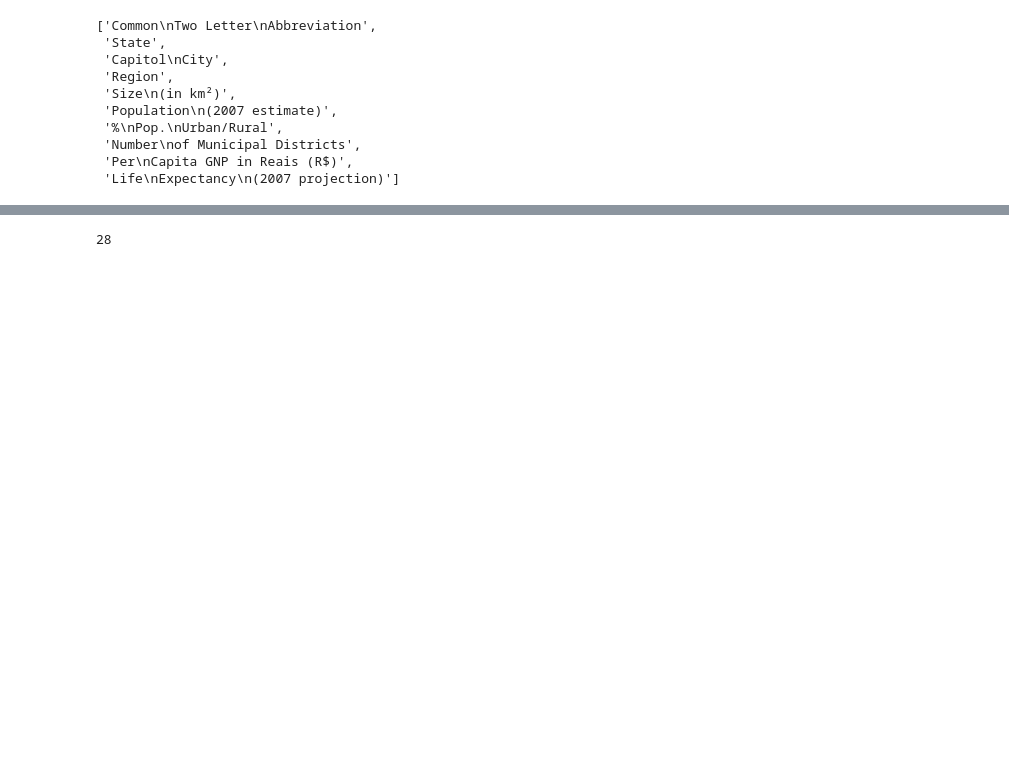
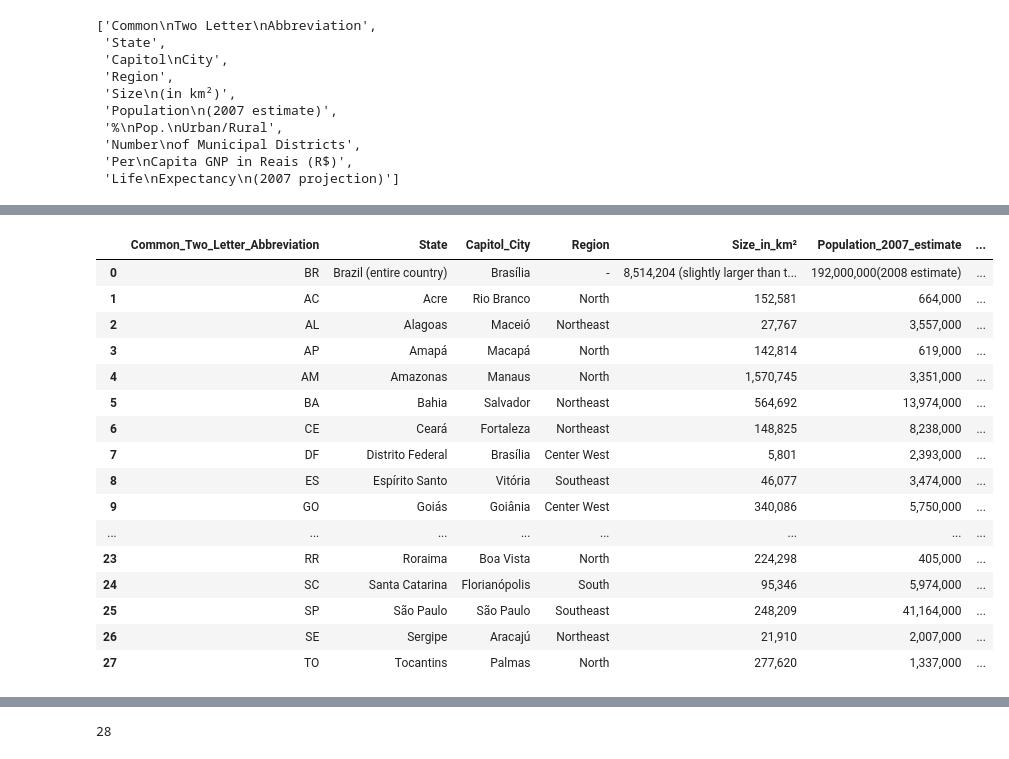
Before and after one commit to ebj22/data_projects, a Jupyter notebook: barzil_states_abbrev.ipynb, the cells around one changed output, grey strips where cells are left out. Saved outputs shown, nothing was run; the diff lists cells and outputs as text; code cells hidden in the pictures; blank space fills up the shorter version.

```diff
--- a/barzil_states_abbrev.ipynb
+++ b/barzil_states_abbrev.ipynb
@@ -269,0 +318,20 @@ braz_sql_df = braz_sql_df.rename( columns = dict3)
+# %%
+braz_sql_df
+# %% [output]
+|  | Common_Two_Letter_Abbreviation | State | Capitol_City | Region | Size_in_km² | Population_2007_estimate | ... |
+| 0 | BR | Brazil (entire country) | Brasília | - | 8,514,204 (slightly larger than t... | 192,000,000(2008 estimate) | ... |
+| 1 | AC | Acre | Rio Branco | North | 152,581 | 664,000 | ... |
+| 2 | AL | Alagoas | Maceió | Northeast | 27,767 | 3,557,000 | ... |
+| 3 | AP | Amapá | Macapá | North | 142,814 | 619,000 | ... |
+| 4 | AM | Amazonas | Manaus | North | 1,570,745 | 3,351,000 | ... |
+| 5 | BA | Bahia | Salvador | Northeast | 564,692 | 13,974,000 | ... |
+| 6 | CE | Ceará | Fortaleza | Northeast | 148,825 | 8,238,000 | ... |
+| 7 | DF | Distrito Federal | Brasília | Center West | 5,801 | 2,393,000 | ... |
+| 8 | ES | Espírito Santo | Vitória | Southeast | 46,077 | 3,474,000 | ... |
+| 9 | GO | Goiás | Goiânia | Center West | 340,086 | 5,750,000 | ... |
+| ... | ... | ... | ... | ... | ... | ... | ... |
+| 23 | RR | Roraima | Boa Vista | North | 224,298 | 405,000 | ... |
+| 24 | SC | Santa Catarina | Florianópolis | South | 95,346 | 5,974,000 | ... |
+| 25 | SP | São Paulo | São Paulo | Southeast | 248,209 | 41,164,000 | ... |
+| 26 | SE | Sergipe | Aracajú | Northeast | 21,910 | 2,007,000 | ... |
+| 27 | TO | Tocantins | Palmas | North | 277,620 | 1,337,000 | ... |
```
Also changed, not shown: parts of 15 cells of this notebook.
